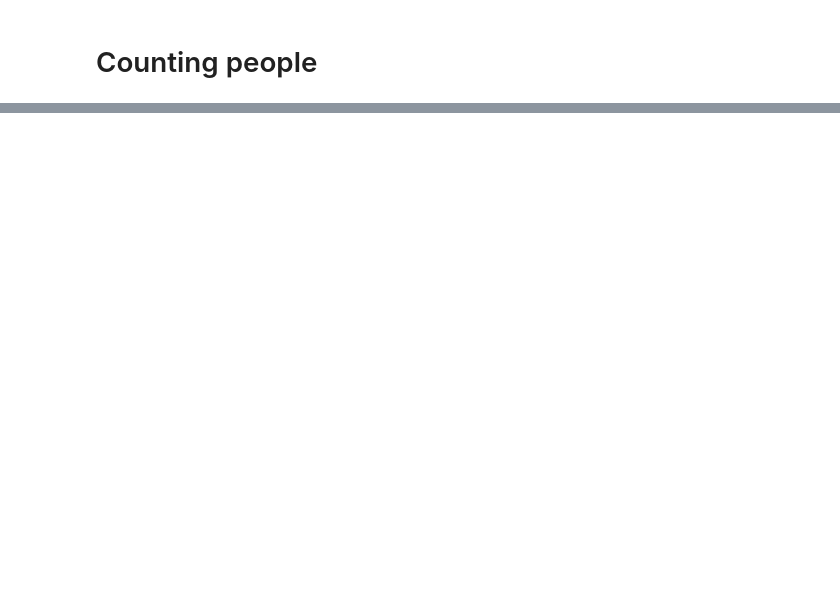
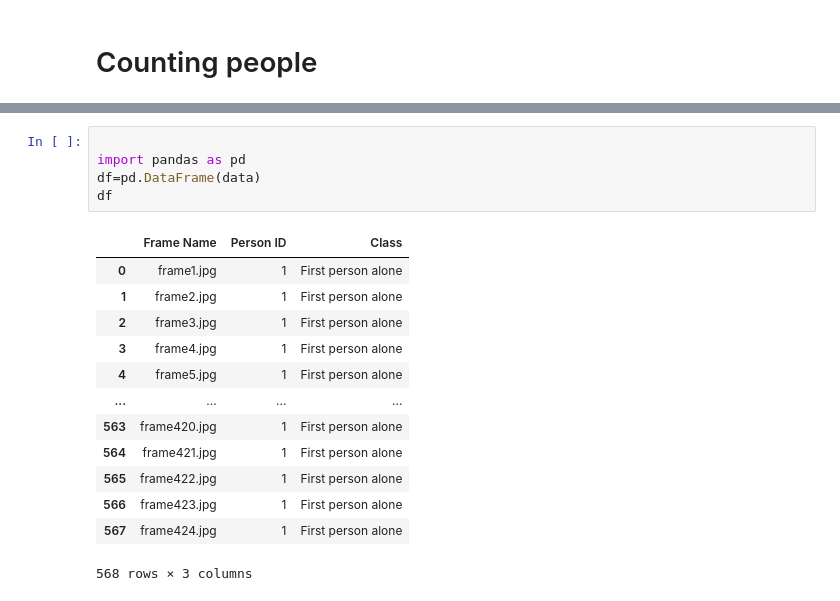
Before and after one commit to harish-AK/Deep-Learning-projects, a Jupyter notebook: human_detection_in_footage/screen_time_boundinBox.ipynb, the cells around one changed output, grey strips where cells are left out. Cells and saved outputs as stored; diff of their text form; blank space fills up the shorter version.

```diff
--- a/human_detection_in_footage/screen_time_boundinBox.ipynb
+++ b/human_detection_in_footage/screen_time_boundinBox.ipynb
@@ -192,0 +208,19 @@ total person in the video  1
+# %%
+
+import pandas as pd
+df=pd.DataFrame(data)
+df
+# %% [output]
+|  | Frame Name | Person ID | Class |
+| 0 | frame1.jpg | 1 | First person alone |
+| 1 | frame2.jpg | 1 | First person alone |
+| 2 | frame3.jpg | 1 | First person alone |
+| 3 | frame4.jpg | 1 | First person alone |
+| 4 | frame5.jpg | 1 | First person alone |
+| ... | ... | ... | ... |
+| 563 | frame420.jpg | 1 | First person alone |
+| 564 | frame421.jpg | 1 | First person alone |
+| 565 | frame422.jpg | 1 | First person alone |
+| 566 | frame423.jpg | 1 | First person alone |
+| 567 | frame424.jpg | 1 | First person alone |
+568 rows × 3 columns
```
Also changed, not shown: parts of 10 cells of this notebook.
